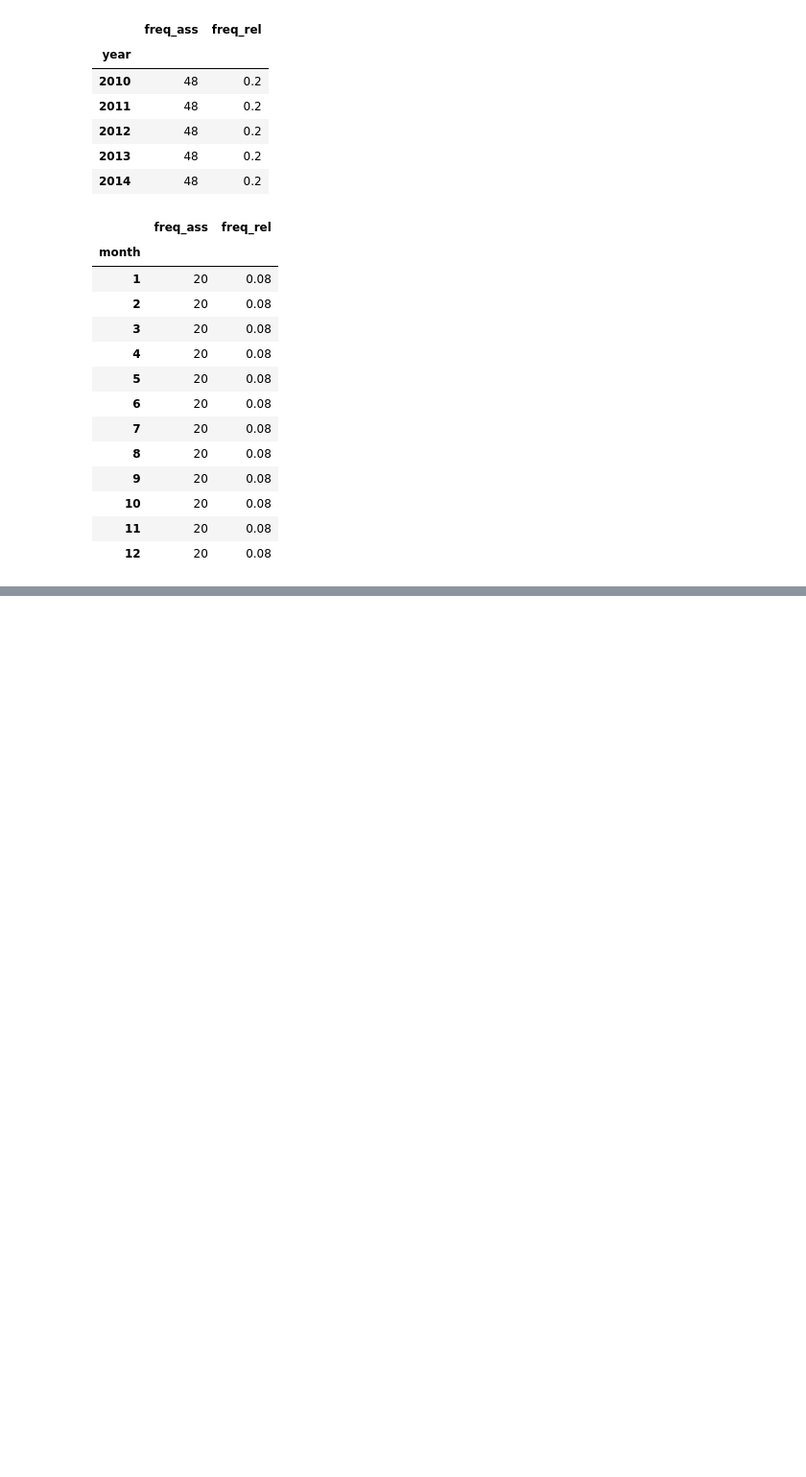
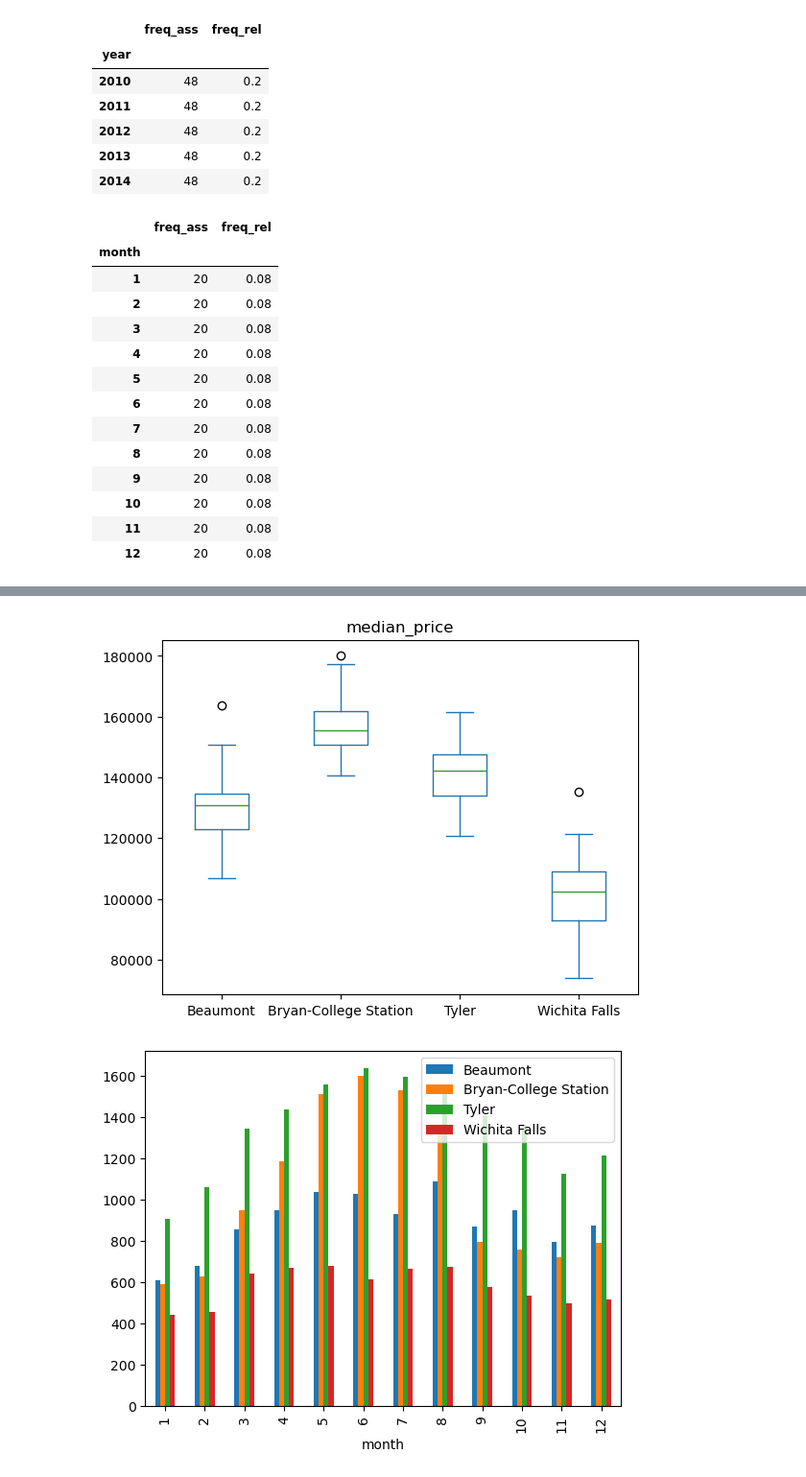
Before and after one commit to gab-25/realestate_texas, a Jupyter notebook: realestate_texas.ipynb, the cells around one changed output, grey strips where cells are left out. Shown at 96% size. Saved outputs shown, nothing was run; the diff lists cells and outputs as text; code cells hidden in the pictures; blank space fills up the shorter version.

```diff
--- a/realestate_texas.ipynb
+++ b/realestate_texas.ipynb
@@ -73,0 +140,16 @@ pd.DataFrame({'freq_ass': df_freq_ass, 'freq_rel': df_freq_rel})
+# %%
+def median_price_index(median_price: float) -> str:
+    if median_price > 130000 and median_price < 160000:
+        return 'prezzo molto frequente'
+    if median_price > 100000 and median_price < 130000:
+        return 'prezzo frequente'
+    return 'prezzo poco frequente'
+
+def sales_announcements_index(sales: int) -> int:
+    sales_min = df['sales'].min()
+    sales_max = df['sales'].max()
+    return (sales - sales_min) / (sales_max - sales_min) * 10
+
+df['median_price_index'] = df['median_price'].apply(median_price_index)
+df['sales_announcements_index'] = df['sales'].apply(sales_announcements_index)
+df
@@ -73,0 +203,31 @@ pd.DataFrame({'freq_ass': df_freq_ass, 'freq_rel': df_freq_rel})
+# %%
+#boxplot prezzo medio città
+df.plot.box(column='median_price', by='city')
+plt.savefig('box_plot_median_price_city.jpg')
+plt.show()
+
+#bar charts vendite
+df_sails_prince = pd.DataFrame({
+    'Beaumont': df[df['city'] == 'Beaumont'].groupby('month')['sales'].sum(),
+    'Bryan-College Station': df[df['city'] == 'Bryan-College Station'].groupby('month')['sales'].sum(),
+    'Tyler': df[df['city'] == 'Tyler'].groupby('month')['sales'].sum(),
+    'Wichita Falls': df[df['city'] == 'Wichita Falls'].groupby('month')['sales'].sum(),
+})
+df_sails_prince.plot.bar()
+plt.savefig('bar_charts_sales.jpg')
+plt.show()
+
+#line charts prezzo vendita
+df_median_prince = pd.DataFrame({
+    '2010': df[df['year'] == 2010].groupby('month')['median_price'].mean(),
+    '2011': df[df['year'] == 2011].groupby('month')['median_price'].mean(),
+    '2012': df[df['year'] == 2012].groupby('month')['median_price'].mean(),
+    '2013': df[df['year'] == 2013].groupby('month')['median_price'].mean(),
+    '2014': df[df['year'] == 2014].groupby('month')['median_price'].mean(),
+})
+df_median_prince.plot()
+plt.savefig('line_charts_median_price_year.jpg')
+plt.show()
+# %% [output]
+[figure, added]
+[figure, added]
```
Also changed, not shown: parts of 8 cells of this notebook, 7 other files.
